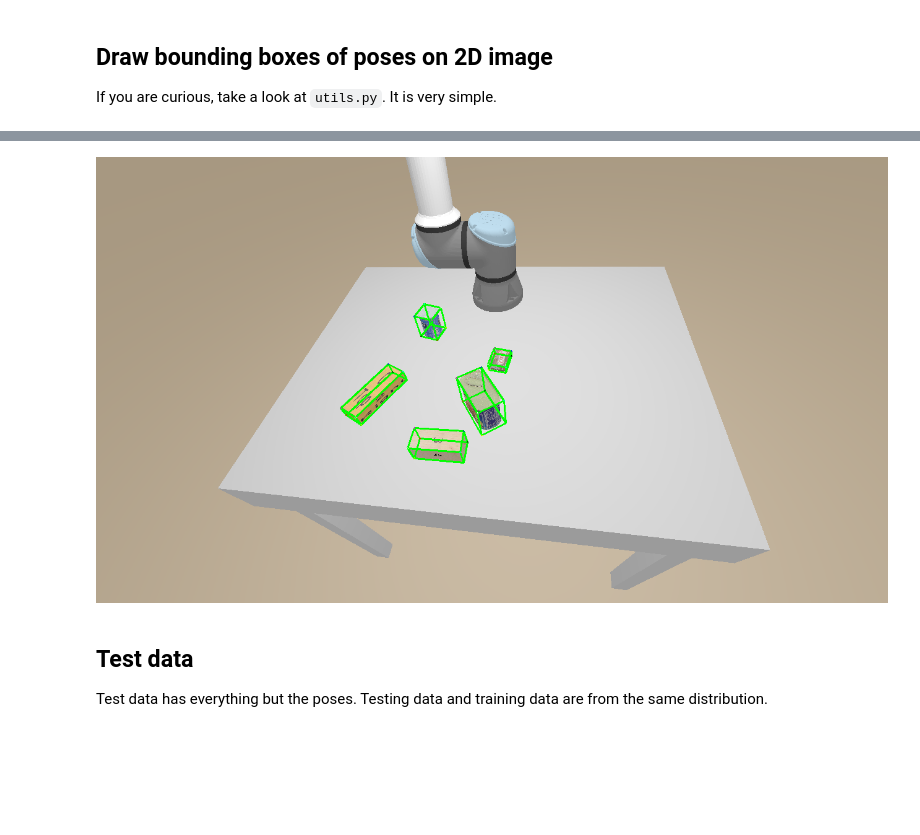
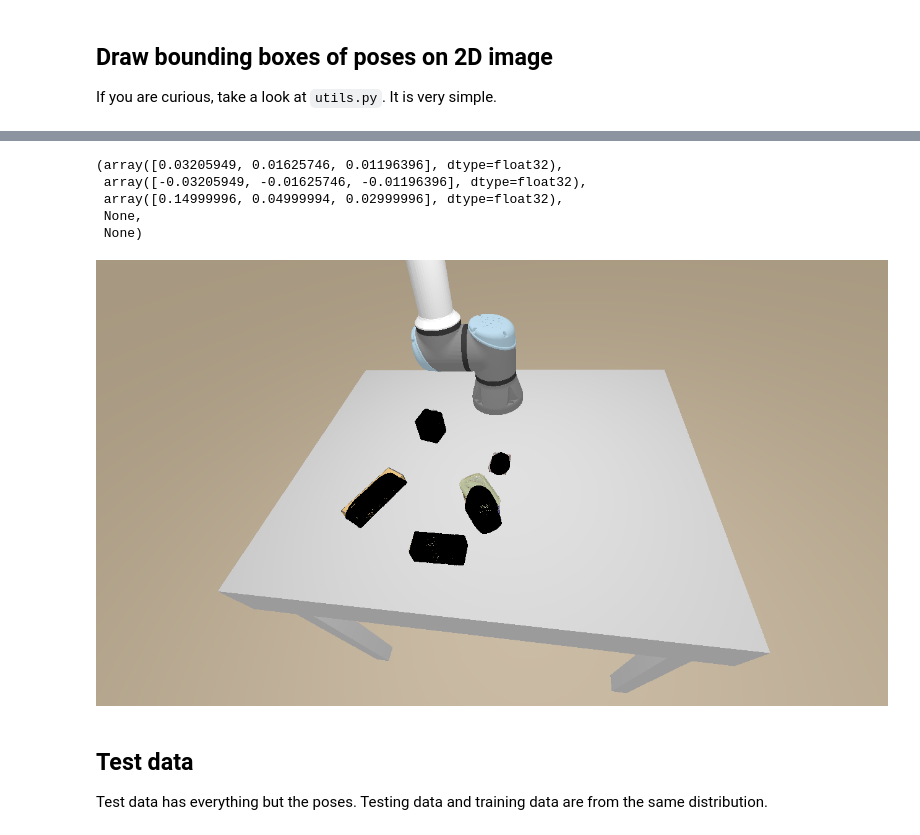
Before and after one commit to shubhMaheshwari/6D-Pose-Estimation, a Jupyter notebook: src/see_data.ipynb, the cells around one changed output, grey strips where cells are left out. Drawn from its saved outputs; the diff is of its cells as text; code cells hidden in the pictures; blank space fills up the shorter version.

```diff
--- a/src/see_data.ipynb
+++ b/src/see_data.ipynb
@@ -19,4 +117,4 @@ def get_split_files(split_name):
         depth = [p + "_depth_kinect.png" for p in prefix]
         label = [p + "_label_kinect.png" for p in prefix]
         meta = [p + "_meta.pkl" for p in prefix]
-    return rgb, depth, label, meta
+    return prefix,rgb, depth, label, meta
@@ -23,5 +124,5 @@ def get_split_files(split_name):
 # %%
-rgb_files, depth_files, label_files, meta_files = get_split_files('val')
+prefix_names,rgb_files, depth_files, label_files, meta_files = get_split_files('val')
 # %%
 from matplotlib.cm import get_cmap
 NUM_OBJECTS = 79
@@ -70,0 +223,6 @@ points_viewer = uv1 @ np.linalg.inv(intrinsic).T * z[..., None]  # [H, W, 3]
+# %%
+from dataloader import SyntheticDataset
+from pose_estimation import ObjectPoseEstimator
+from utils import *
+
+obe = ObjectPoseEstimator()
@@ -80,3 +249,10 @@ open3d.visualization.draw_geometries([pcd])
 # %% [markdown]
 ## Draw bounding boxes of poses on 2D image
 If you are curious, take a look at `utils.py`. It is very simple.
+# %%
+
+poses_world = np.array([meta['poses_world'][idx] for idx in meta['object_ids']])
+box_sizes = np.array([meta['extents'][idx] * meta['scales'][idx] for idx in meta['object_ids']])
+index = [ MESHID2CLASS[x] for x in  meta['object_ids'] ]
+verts = [ x.cpu().data.numpy() for x in obe.meshloader.pmeshes.verts_list()]
+faces = [ x.cpu().data.numpy() for x in obe.meshloader.pmeshes.faces_list()]
@@ -83,13 +263,22 @@ If you are curious, take a look at `utils.py`. It is very simple.
+# %%
+, box_sizes[0]  ,meta['extents'][1] , meta['scales'][1], meta['extents'][meta['object_ids'][0]], meta['scales'][meta['object_ids'][0]]
+# %% [output]
+(array([0.03205949, 0.01625746, 0.01196396], dtype=float32),
+ array([-0.03205949, -0.01625746, -0.01196396], dtype=float32),
+ array([0.14999996, 0.04999994, 0.02999996], dtype=float32),
+ None,
+ None)
 # %%
 boxed_image = np.array(rgb)
 for i in range(len(poses_world)):
-    utils.draw_projected_box3d(
-        boxed_image, poses_world[i][:3,3], box_sizes[i], poses_world[i][:3, :3], meta['extrinsic'], meta['intrinsic'],
-        thickness=2)
+    box_sizes_t = box_sizes[i]/(verts[i].max(axis=0)-verts[i].min(axis=0))
+    draw_projected_box3d(
+        boxed_image, poses_world[i][:3,3], box_sizes_t, poses_world[i][:3, :3], meta['extrinsic'], meta['intrinsic'],
+        thickness=2,verts=verts[i])
 
 Image.fromarray((boxed_image * 255).astype(np.uint8))
 # %% [output]
-[figure, old version]
+[figure, new version]
 # %% [markdown]
 ## Test data
 Test data has everything but the poses. Testing data and training data are from the same distribution.
```
Also changed, not shown: parts of 12 cells of this notebook, 11 other files.
